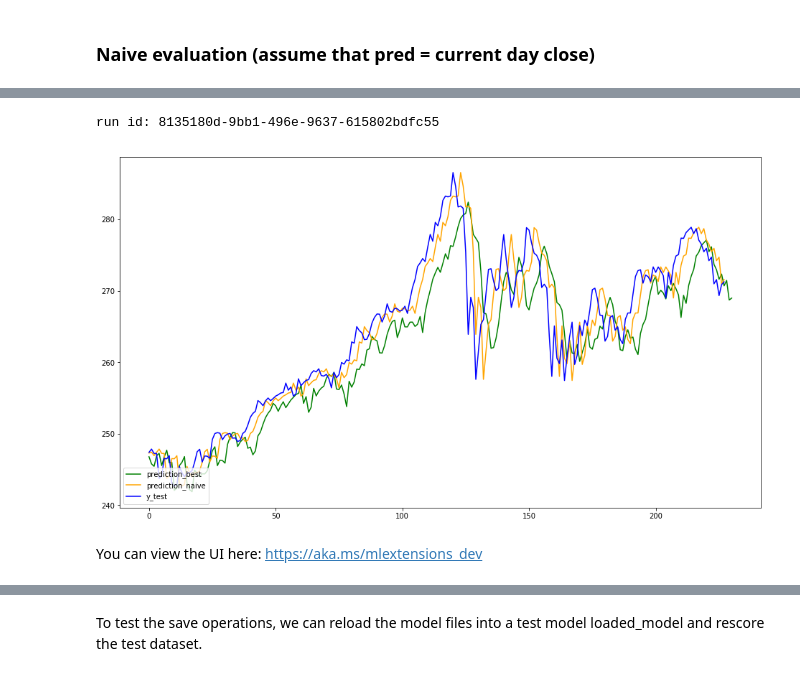
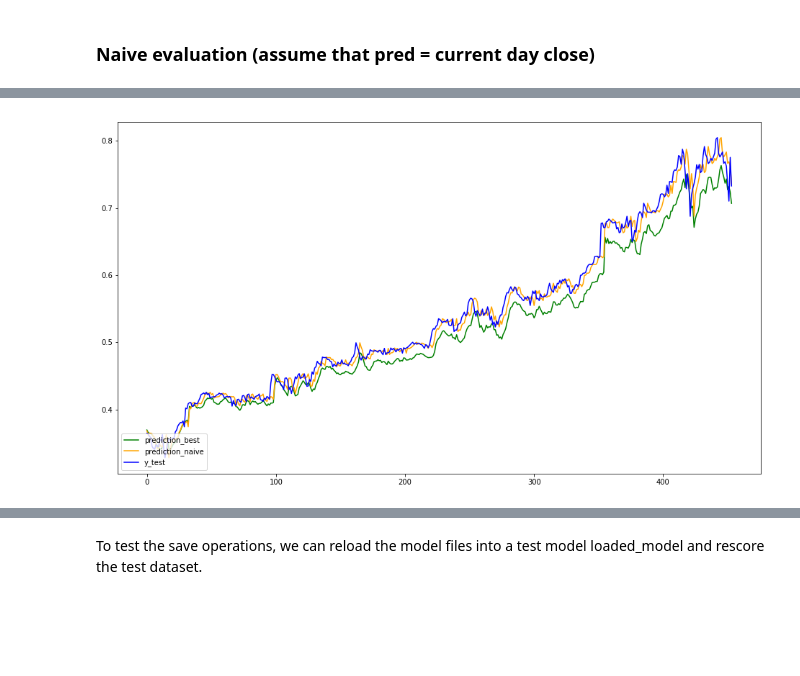
Before and after one commit to kskvarci/TAGxAILabs, a Jupyter notebook: End_to_End_ML_Pipeline-Lab1.ipynb, the cells around one changed output, grey strips where cells are left out. Drawn from its saved outputs; the diff is of its cells as text; code cells hidden in the pictures; blank space fills up the shorter version.

```diff
--- a/End_to_End_ML_Pipeline-Lab1.ipynb
+++ b/End_to_End_ML_Pipeline-Lab1.ipynb
@@ -480,0 +227,2 @@ Model saved
+# %%
+model = build_model(len(X_train[0]),len(X_train[0][0]))
@@ -480,0 +249,19 @@ Model saved
+# %%
+# checkpoint callback
+checkpoint = keras.callbacks.ModelCheckpoint(MODEL_WEIGHTS, monitor='val_loss', verbose=1, save_best_only=True, mode='min')
+# %%
+# early stop callback
+earlystop = keras.callbacks.EarlyStopping(monitor='val_loss', min_delta=0, patience=200, verbose=1, mode='min')
+# %%
+%%time
+from livelossplot import PlotLossesKeras
+
+#Step 3 Train the model
+history = model.fit(
+    X_train,
+    y_train,
+    batch_size=512,
+    epochs=1500,
+    validation_split=0.1,
+    verbose=0,
+    callbacks=[PlotLossesKeras(), checkpoint, earlystop])
@@ -550,28 +320,12 @@ IPython.OutputArea.prototype._should_scroll = function(lines) {
 }
 # %% [output]
 [interactive output not drawn]
-# %%
-# save the model+best-weights with a unique identifier
-modelname = TICKER + "-model-lstm-" + os.environ['KERAS_BACKEND'] + "-" + str(shift_days_target) + "day-" + str(testScore_best[0]) + ".h5"
-model.save(MODELS_DIR + modelname)
-
-run.upload_file(name = 'outputs/'+ modelname, path_or_stream = MODELS_DIR + modelname )
-
-# finish logging the run
-run.complete()
-run_id = run.id
-print ("run id:", run.id)
-# %% [output]
-run id: 8135180d-9bb1-496e-9637-615802bdfc55
 # %%
 plt.rcParams["figure.figsize"] = [16,9]
-#plt.plot(yhat_inv[shift_days_target:],color='red', label='prediction')
-plt.plot(yhatbest_inv,color='green', label='prediction_best')
-plt.plot(y_naive_inv[shift_days_target:],color='orange', label='prediction_naive')
-plt.plot(y_test_inv[shift_days_target:],color='blue', label='y_test')
+plt.plot(yhat[shift_days_target:],color='green', label='prediction_best')
+plt.plot(y_naive[shift_days_target:],color='orange', label='prediction_naive')
+plt.plot(y_test[shift_days_target:],color='blue', label='y_test')
 plt.legend(loc='lower left')
 plt.show()
 # %% [output]
-[figure, old version]
+[figure, new version]
-# %% [markdown]
-You can view the UI here: https://aka.ms/mlextensions_dev
```
Also changed, not shown: parts of 138 cells of this notebook, 1 other file.
